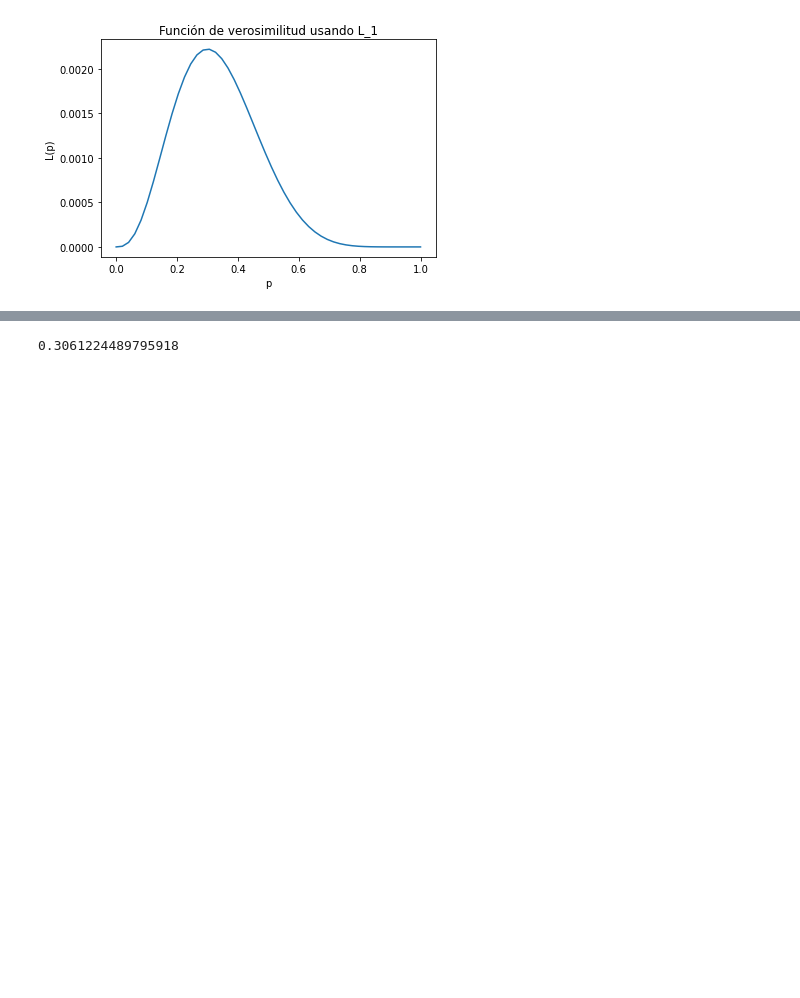
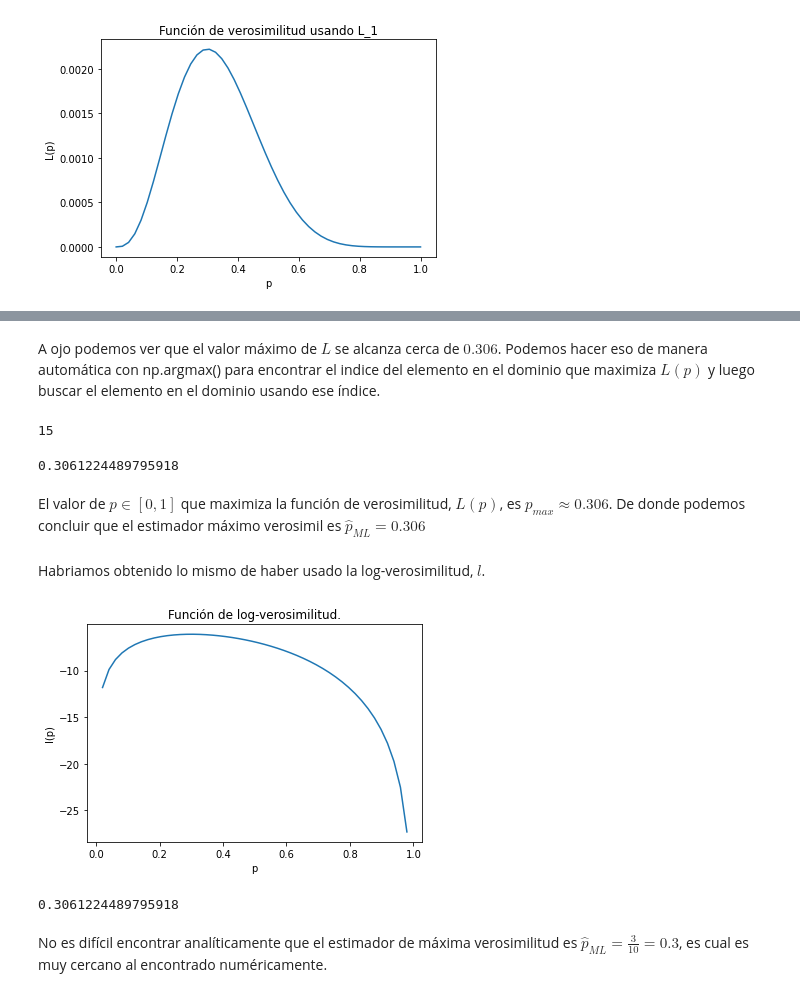
Before and after one commit to ivannpy/inferencia_estadistica, a Jupyter notebook: estimacion_puntual/Puntual_estimation.ipynb, the cells around one changed output, grey strips where cells are left out. Cells and saved outputs as stored; diff of their text form; code cells hidden in the pictures; blank space fills up the shorter version.

```diff
--- a/estimacion_puntual/Puntual_estimation.ipynb
+++ b/estimacion_puntual/Puntual_estimation.ipynb
@@ -249,5 +289,41 @@ De la gráfica anterior (que casualmente es la gráfica de $L$) podemos ver, a o
+# %% [markdown]
+A ojo podemos ver que el valor máximo de $L$ se alcanza cerca de $0.306$.
+Podemos hacer eso de manera automática con np.argmax() para encontrar el indice del elemento en el dominio que maximiza $L(p)$ y luego buscar el elemento en el dominio usando ese índice.
 # %%
+# Posición del valor máximo de L
 index_max = np.argmax(L_1_plot)
-dom[index_max]
+
+print(index_max)
 # %% [output]
-0.3061224489795918
+15
+# %%
+# Valor en el dominio en esa pocisión
+p_max = dom[index_max]
+
+print(p_max)
+# %% [output]
+0.3061224489795918
+# %% [markdown]
+El valor de $p \in [0,1]$ que maximiza la función de verosimilitud, $L(p)$, es $p_{max} \approx 0.306$. De donde podemos concluir que el estimador máximo verosimil es $\hat{p}_{ML} = 0.306$
+# %% [markdown]
+Habriamos obtenido lo mismo de haber usado la log-verosimilitud, $l$.
+# %%
+supress("ignore")
+
+log_L = np.log(L_1_plot)
+
+plt.title("Función de log-verosimilitud.")
+plt.xlabel("p")
+plt.ylabel("l(p)")
+plt.plot(dom, log_L);
+# %% [output]
+[figure, added]
+# %%
+index_max_log = np.argmax(log_L)
+p_max_log = dom[index_max_log]
+
+print(p_max_log)
+# %% [output]
+0.3061224489795918
+# %% [markdown]
+No es difícil encontrar analíticamente que el estimador de máxima verosimilitud es $\hat{p}_{ML} = \frac{3}{10} = 0.3$, es cual es muy cercano al encontrado numéricamente.
```
Also changed, not shown: parts of 31 cells of this notebook, 1 other file.
